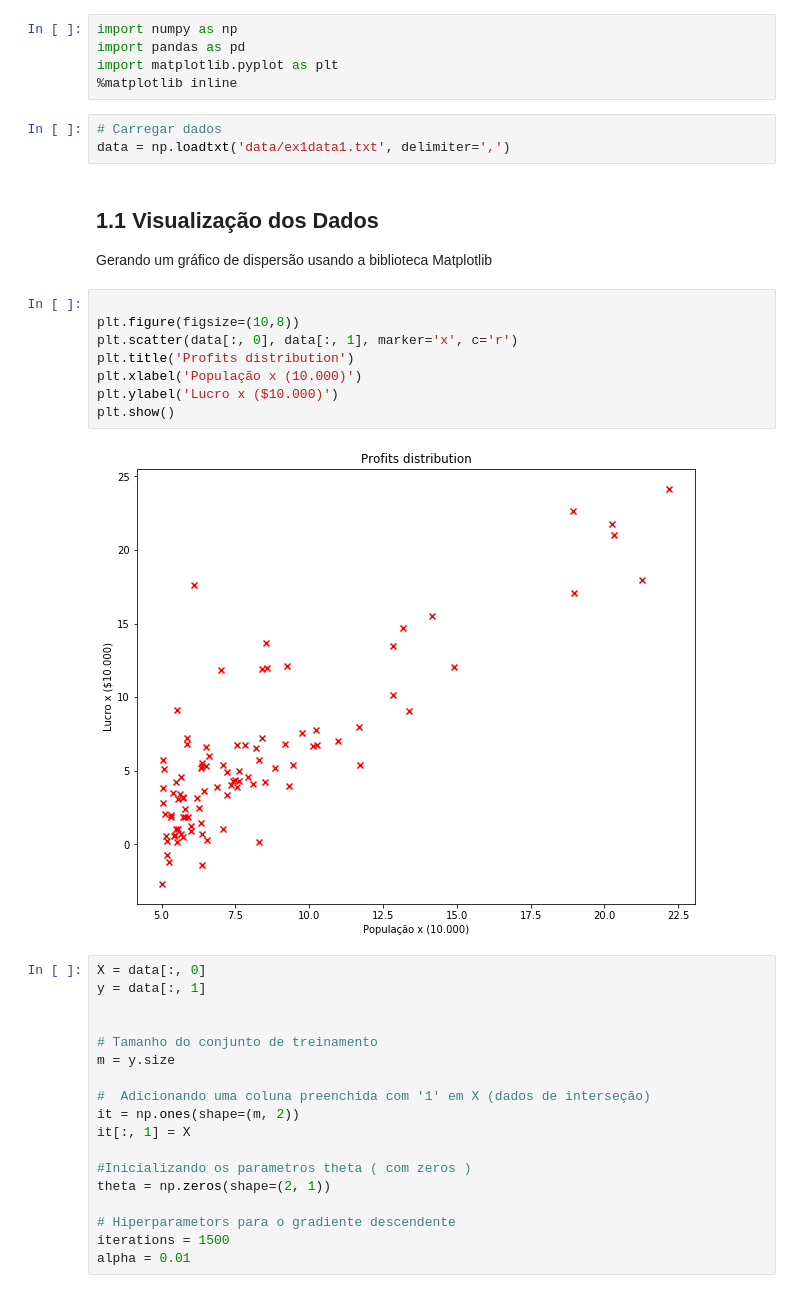
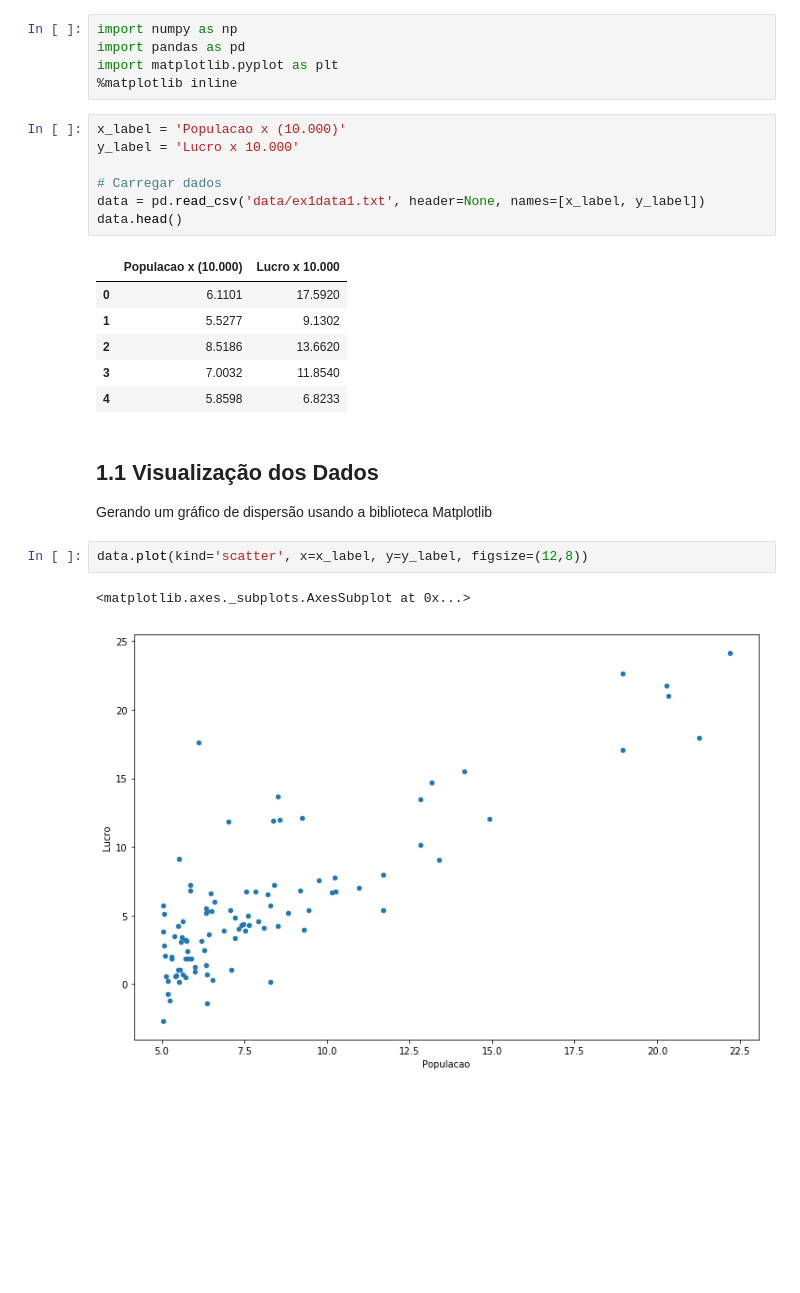
Before and after one commit to ramonsilvanet/AM_Trabalho1, a Jupyter notebook: regressao_linear_simples.ipynb, the cells around one changed output. Saved outputs shown, nothing was run; the diff lists cells and outputs as text; blank space fills up the shorter version.

```diff
--- a/regressao_linear_simples.ipynb
+++ b/regressao_linear_simples.ipynb
@@ -3,38 +5,26 @@ import numpy as np
 import pandas as pd
 import matplotlib.pyplot as plt
 %matplotlib inline
-# %%
-# Carregar dados
-data = np.loadtxt('data/ex1data1.txt', delimiter=',')
+# %%
+x_label = 'Populacao x (10.000)'
+y_label = 'Lucro x 10.000'
+
+# Carregar dados
+data = pd.read_csv('data/ex1data1.txt', header=None, names=[x_label, y_label])
+data.head()
+# %% [output]
+|  | Populacao x (10.000) | Lucro x 10.000 |
+| 0 | 6.1101 | 17.5920 |
+| 1 | 5.5277 | 9.1302 |
+| 2 | 8.5186 | 13.6620 |
+| 3 | 7.0032 | 11.8540 |
+| 4 | 5.8598 | 6.8233 |
 # %% [markdown]
 ## 1.1 Visualização dos Dados
 
 Gerando um gráfico de dispersão usando a biblioteca Matplotlib
-# %%
-
-plt.figure(figsize=(10,8))
-plt.scatter(data[:, 0], data[:, 1], marker='x', c='r')
-plt.title('Profits distribution')
-plt.xlabel('População x (10.000)')
-plt.ylabel('Lucro x ($10.000)')
-plt.show()
-# %% [output]
-[figure, removed]
-# %%
-X = data[:, 0]
-y = data[:, 1]
-
-
-# Tamanho do conjunto de treinamento
-m = y.size
-
-#  Adicionando uma coluna preenchida com '1' em X (dados de interseção)
-it = np.ones(shape=(m, 2))
-it[:, 1] = X
-
-#Inicializando os parametros theta ( com zeros )
-theta = np.zeros(shape=(2, 1))
-
-# Hiperparametors para o gradiente descendente
-iterations = 1500
-alpha = 0.01
+# %%
+data.plot(kind='scatter', x=x_label, y=y_label, figsize=(12,8))
+# %% [output]
+<matplotlib.axes._subplots.AxesSubplot at 0x...>
+[figure, added]
```
Also changed, not shown: parts of 9 cells of this notebook, 1 other file.
